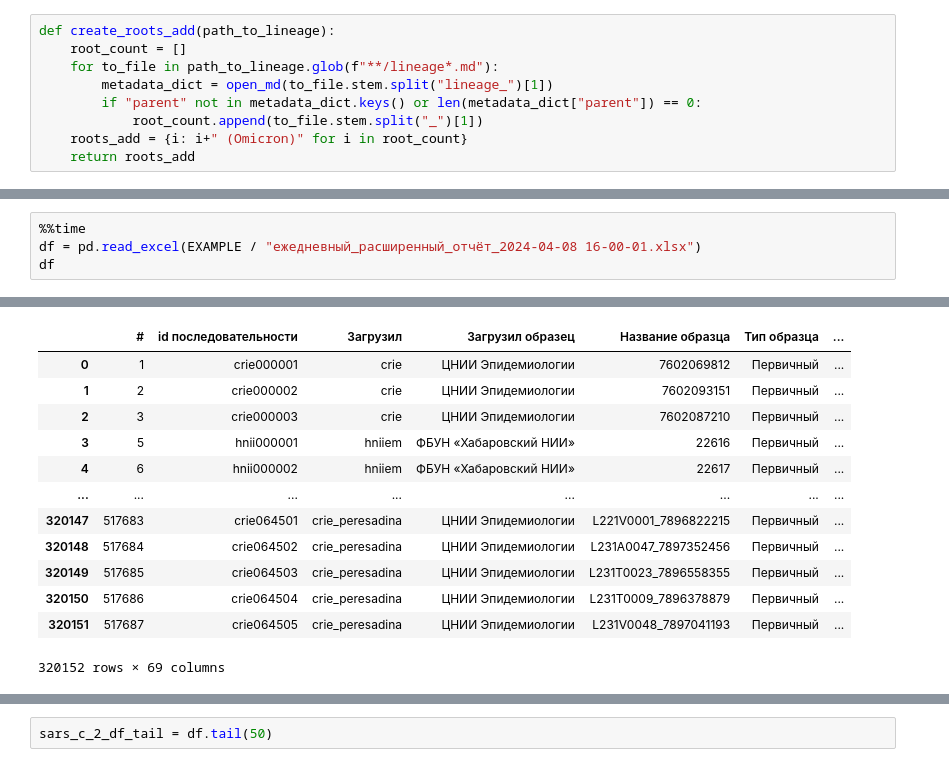
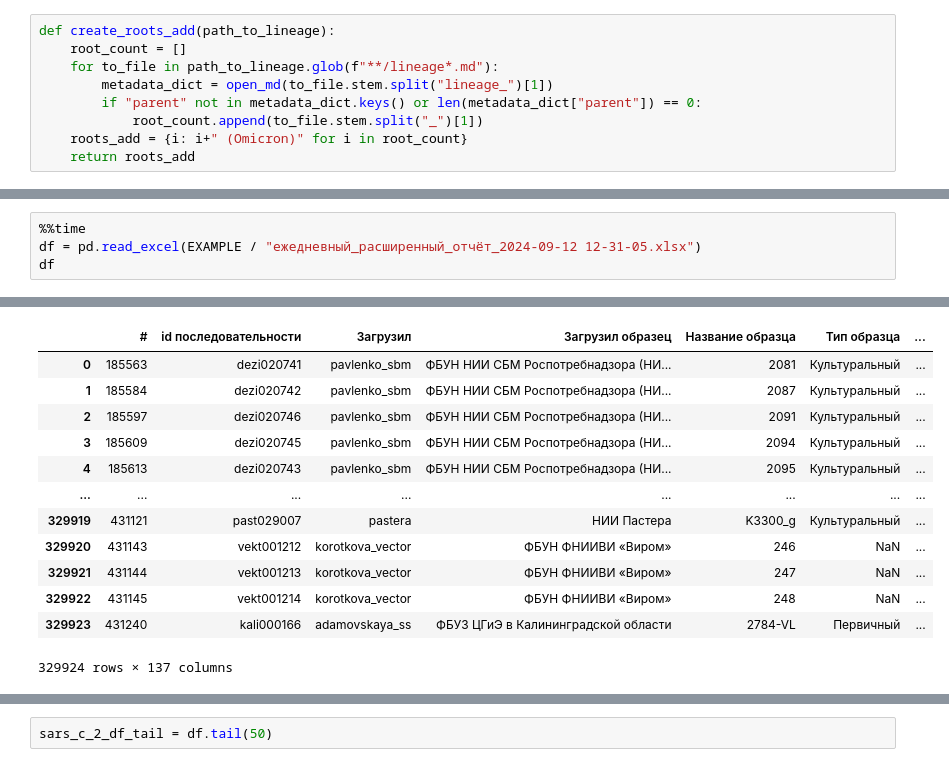
Before and after one commit to magletdinov/lineages-website-fork, a Jupyter notebook: collapse_pangolin_names/short_version.ipynb, the cells around one changed output, grey strips where cells are left out. Saved outputs shown, nothing was run; the diff lists cells and outputs as text.

```diff
--- a/collapse_pangolin_names/short_version.ipynb
+++ b/collapse_pangolin_names/short_version.ipynb
@@ -117,5 +155,5 @@ def create_roots_add(path_to_lineage):
 # %%
 %%time
-df = pd.read_excel(EXAMPLE / "ежедневный_расширенный_отчёт_2024-04-08 16-00-01.xlsx")
+df = pd.read_excel(EXAMPLE / "ежедневный_расширенный_отчёт_2024-09-12 12-31-05.xlsx")
 df
 # %% [output]
@@ -124,13 +162,13 @@ Wall time: 5min 23s
 |  | # | id последовательности | Загрузил | Загрузил образец | Название образца | Тип образца | ... |
-| 0 | 1 | crie000001 | crie | ЦНИИ Эпидемиологии | 7602069812 | Первичный | ... |
-| 1 | 2 | crie000002 | crie | ЦНИИ Эпидемиологии | 7602093151 | Первичный | ... |
-| 2 | 3 | crie000003 | crie | ЦНИИ Эпидемиологии | 7602087210 | Первичный | ... |
-| 3 | 5 | hnii000001 | hniiem | ФБУН «Хабаровский НИИ» | 22616 | Первичный | ... |
-| 4 | 6 | hnii000002 | hniiem | ФБУН «Хабаровский НИИ» | 22617 | Первичный | ... |
+| 0 | 185563 | dezi020741 | pavlenko_sbm | ФБУН НИИ СБМ Роспотребнадзора (НИ... | 2081 | Культуральный | ... |
+| 1 | 185584 | dezi020742 | pavlenko_sbm | ФБУН НИИ СБМ Роспотребнадзора (НИ... | 2087 | Культуральный | ... |
+| 2 | 185597 | dezi020746 | pavlenko_sbm | ФБУН НИИ СБМ Роспотребнадзора (НИ... | 2091 | Культуральный | ... |
+| 3 | 185609 | dezi020745 | pavlenko_sbm | ФБУН НИИ СБМ Роспотребнадзора (НИ... | 2094 | Культуральный | ... |
+| 4 | 185613 | dezi020743 | pavlenko_sbm | ФБУН НИИ СБМ Роспотребнадзора (НИ... | 2095 | Культуральный | ... |
 | ... | ... | ... | ... | ... | ... | ... | ... |
-| 320147 | 517683 | crie064501 | crie_peresadina | ЦНИИ Эпидемиологии | L221V0001_7896822215 | Первичный | ... |
-| 320148 | 517684 | crie064502 | crie_peresadina | ЦНИИ Эпидемиологии | L231A0047_7897352456 | Первичный | ... |
-| 320149 | 517685 | crie064503 | crie_peresadina | ЦНИИ Эпидемиологии | L231T0023_7896558355 | Первичный | ... |
-| 320150 | 517686 | crie064504 | crie_peresadina | ЦНИИ Эпидемиологии | L231T0009_7896378879 | Первичный | ... |
-| 320151 | 517687 | crie064505 | crie_peresadina | ЦНИИ Эпидемиологии | L231V0048_7897041193 | Первичный | ... |
+| 329919 | 431121 | past029007 | pastera | НИИ Пастера | K3300_g | Культуральный | ... |
+| 329920 | 431143 | vekt001212 | korotkova_vector | ФБУН ФНИИВИ «Виром» | 246 | NaN | ... |
+| 329921 | 431144 | vekt001213 | korotkova_vector | ФБУН ФНИИВИ «Виром» | 247 | NaN | ... |
+| 329922 | 431145 | vekt001214 | korotkova_vector | ФБУН ФНИИВИ «Виром» | 248 | NaN | ... |
+| 329923 | 431240 | kali000166 | adamovskaya_ss | ФБУЗ ЦГиЭ в Калининградской области | 2784-VL | Первичный | ... |
-320152 rows × 69 columns
+329924 rows × 137 columns
```
Also changed, not shown: parts of 21 cells of this notebook, 6 other files.
